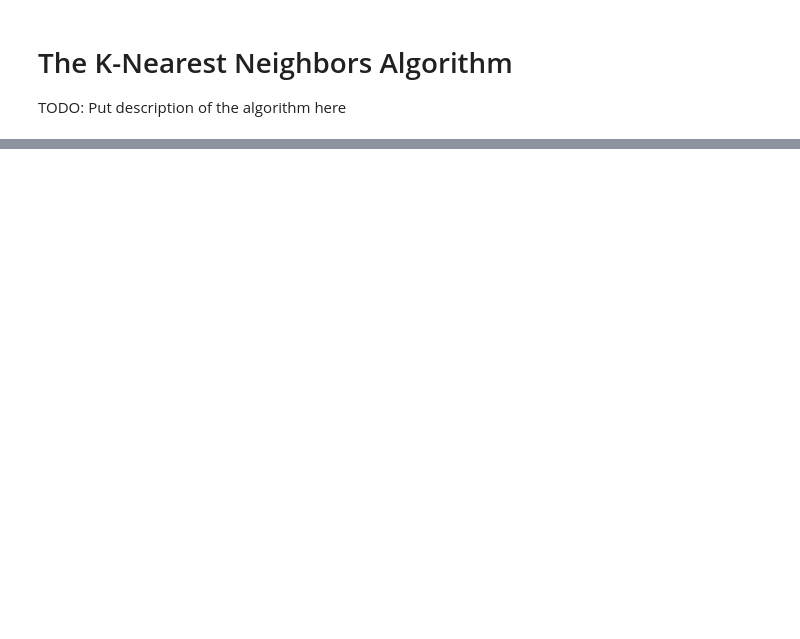
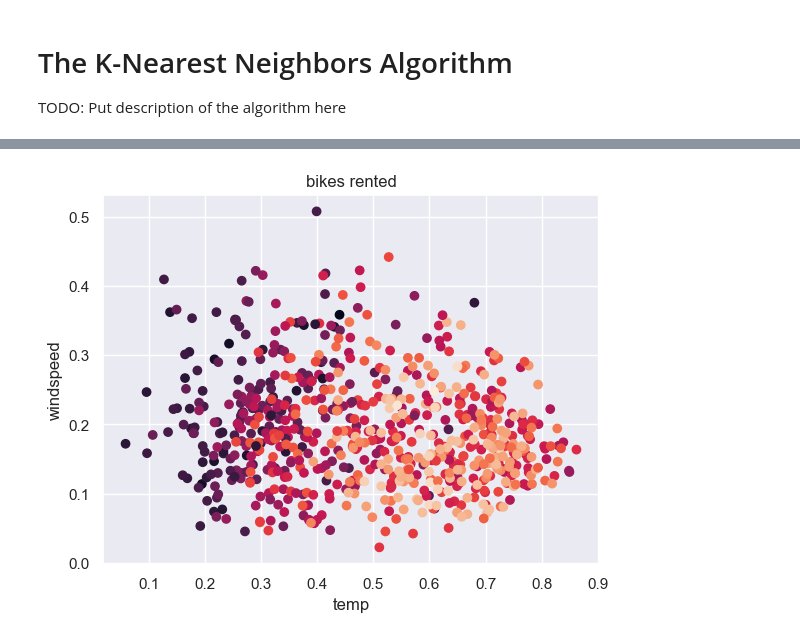
Before and after one commit to Krish-Patel-1/CMOR438, a Jupyter notebook: Supervised-Learning/K_Nearest-Neighbors/K-Nearest-Neighbors.ipynb, the cells around one changed output, grey strips where cells are left out. Cells and saved outputs as stored; diff of their text form; code cells hidden in the pictures; blank space fills up the shorter version.

```diff
--- a/Supervised-Learning/K_Nearest-Neighbors/K-Nearest-Neighbors.ipynb
+++ b/Supervised-Learning/K_Nearest-Neighbors/K-Nearest-Neighbors.ipynb
@@ -37,0 +35,3 @@ def distance(p,q):
+# %%
+data = day[['temp', 'windspeed', 'bikes rented']]
+data
@@ -37,0 +52,9 @@ def distance(p,q):
+# %%
+
+plt.scatter(data['temp'], data['windspeed'], c = data['bikes rented'])
+plt.xlabel('temp')
+plt.ylabel('windspeed')
+plt.title('bikes rented')
+plt.show()
+# %% [output]
+[figure, added]
```
Also changed, not shown: parts of 23 cells of this notebook, 3 other files.
